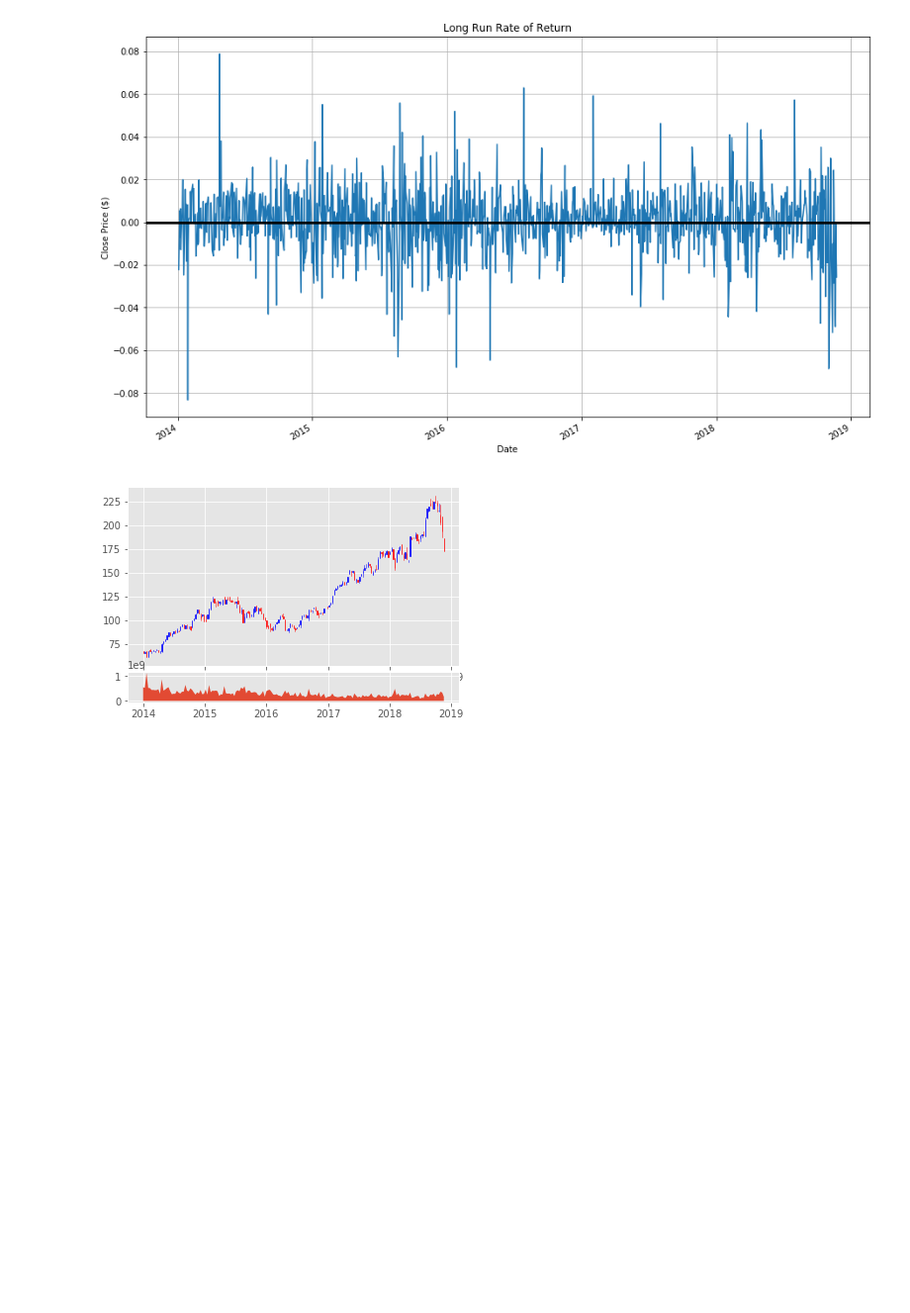
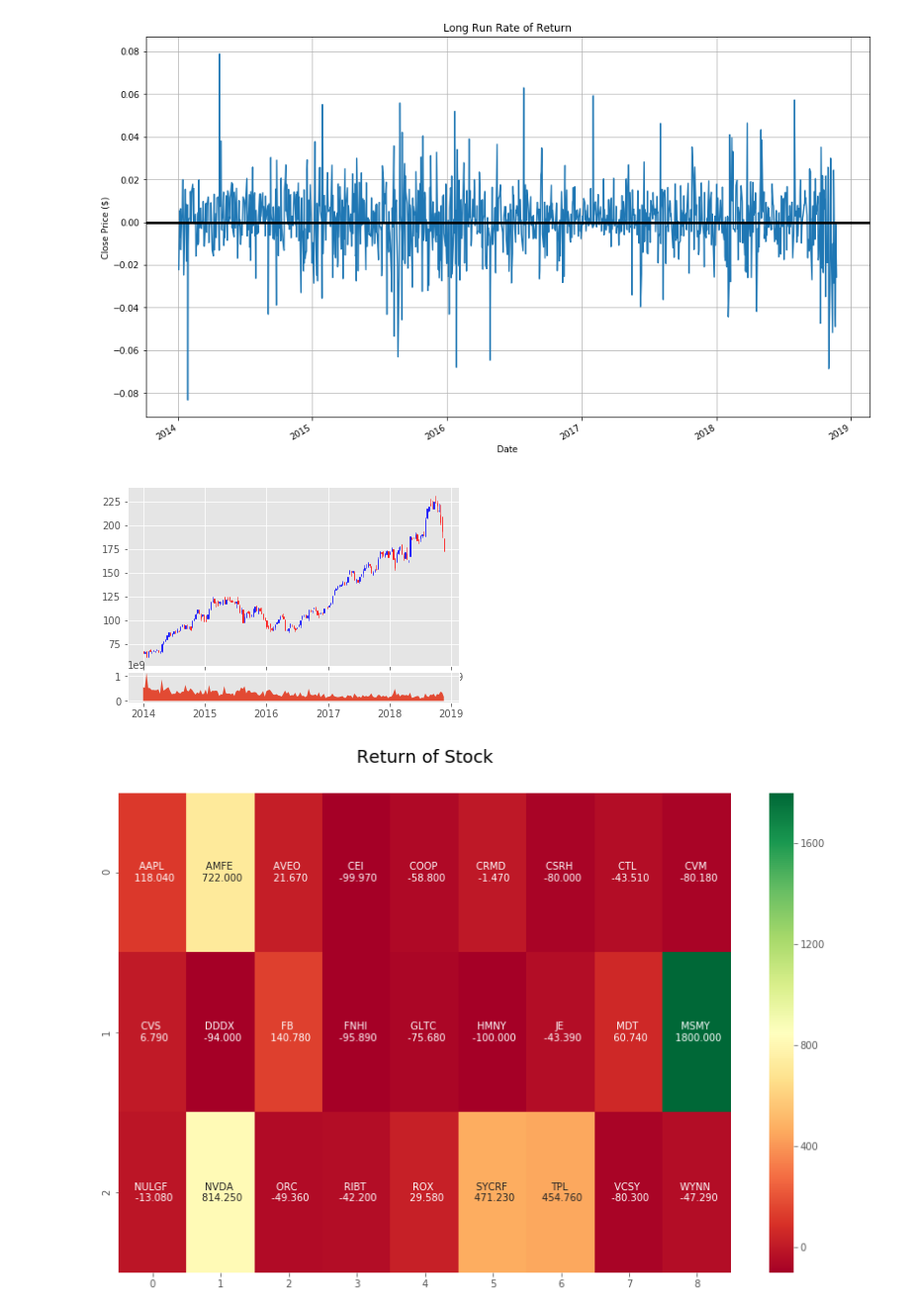
Before and after one commit to greedylemon/tools-project, a Jupyter notebook: visualization_function.ipynb, the cells around one changed output. Shown at 99% size. Saved outputs shown, nothing was run; the diff lists cells and outputs as text; code cells hidden in the pictures; blank space fills up the shorter version.

```diff
--- a/visualization_function.ipynb
+++ b/visualization_function.ipynb
@@ -164,3 +164,40 @@ def get_stock_candlestick_graph(stock):
 get_stock_candlestick_graph('AAPL')
 # %% [output]
 [figure]
+# %%
+def get_stock_heatmap():
+    import pandas as pd
+    import numpy as np
+    import pandas_datareader as data
+    import seaborn as sns
+    import matplotlib.pyplot as plt
+    %matplotlib inline
+
+    df = pd.read_csv('stock_price_list.csv',delimiter='\t')
+    df['Date'] = pd.to_datetime(df.Date,format='%Y-%m-%d')
+    df=df.set_index('Date')
+    df = df.dropna(axis=1,how='any')
+
+    returns = (((df.iloc[-1] / df.iloc[0]) - 1) * 100).round(2)
+
+    symbol = ((np.asarray(returns.index)).reshape(3,9))
+    #create a reshaped array of percent change of the returns which will be used in plotting heatmap
+    per_change = ((np.asarray(returns)).reshape(3,9))
+
+    #create a new array of the same shape as before, combining the relevant ticker and percentage change of return
+    labels = (np.asarray(["{0} \n {1:.3f}".format(symbol, per_change)
+                          for symbol, per_change in zip(symbol.flatten(),
+                                                   per_change.flatten())])).reshape(3,9)
+
+    #plot the heatmap of percentage return for the list of stock
+    fig, ax = plt.subplots(figsize=(14,9))
+    plt.title('Return of Stock',fontsize=18)
+    ax.title.set_position([0.5,1.05])
+    ax.set_xticks([])
+    sns.heatmap(per_change, annot=labels, fmt="", cmap='RdYlGn', ax=ax)
+    plot5=plt.show()
+    return plot5
+# %%
+get_stock_heatmap()
+# %% [output]
+[figure, added]
```
